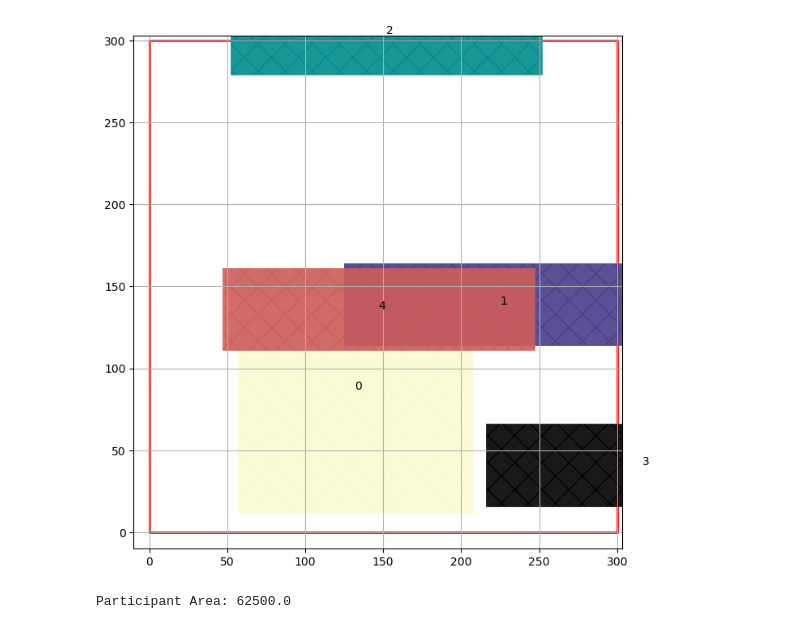
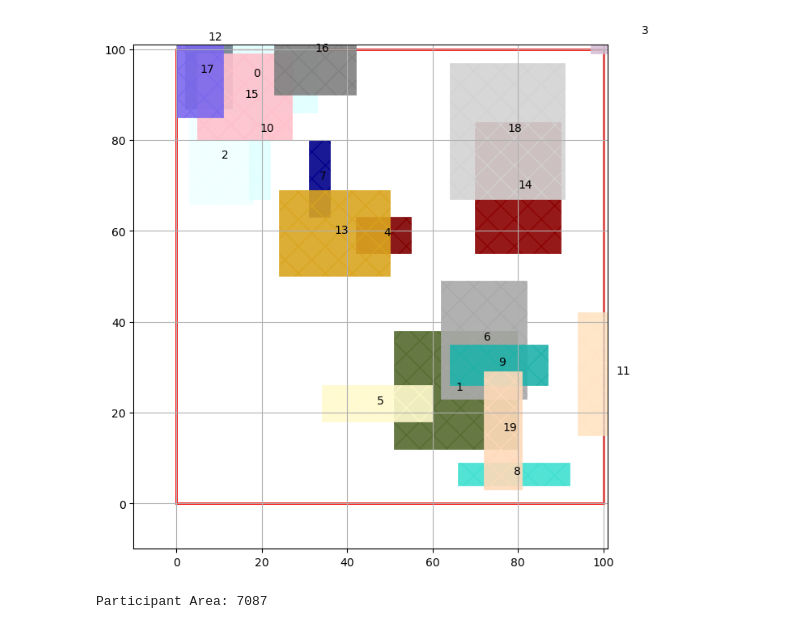
Before and after one commit to TiMo3654/abf, a Jupyter notebook: tests.ipynb, the cells around one changed output. Saved outputs shown, nothing was run; the diff lists cells and outputs as text; code cells hidden in the pictures.

```diff
--- a/tests.ipynb
+++ b/tests.ipynb
@@ -18,42 +18,48 @@ critical_amount     = 100
 # %%
 # #Random small
 # layout_zone         = {"xmin"   : 0, "ymin"   : 0, "width"  : 70, "height" : 70}
 # participants        = generate_unconnected_participants(10, layout_zone, 30, 30, 666)
 # ds_goal             = 20.0
 
-# #Random
-# layout_zone         = {"xmin"   : 0, "ymin"   : 0, "width"  : 100, "height" : 100}
-# participants        = generate_unconnected_participants(20, layout_zone, 30, 30, 666)
-# ds_goal             = 15.0
+#Random
+layout_zone         = {"xmin"   : 0, "ymin"   : 0, "width"  : 100, "height" : 100}
+participants        = generate_unconnected_participants(20, layout_zone, 30, 30, 420)
+ds_goal             = 15.0
 
 # #Random with nets
-# layout_zone         = {"xmin"   : 0, "ymin"   : 0, "width"  : 100, "height" : 100}
-# participants        = generate_connected_participants(20, 10, 3, layout_zone, 30, 30, 69)
-# ds_goal             = 10.0
+# layout_zone         = {"xmin"   : 0, "ymin"   : 0, "width"  : 80, "height" : 80}
+# participants        = generate_connected_participants(10, 5, 3, layout_zone, 30, 30, 69)    # {"xmin"   : 0, "ymin"   : 0, "width"  : 80, "height" : 80} + (10, 5, 3, layout_zone, 30, 30, 69)-> Oscillation
+# ds_goal             = 13.0
 
 # # Perfect square
 # layout_zone         = {"xmin"   : 0, "ymin"   : 0, "width"  : 100, "height" : 100}
 # participants        = generate_unconnected_equal_quadratic_participants(9, layout_zone, 31, 420)
 # ds_goal             = 0.48
 
-# Wheel
-layout_zone         = {"xmin"   : 0, "ymin"   : 0, "width"  : 300, "height" : 300}
-participants        = generate_unconnected_wheel_participants(layout_zone, 100, 42)
-ds_goal             = 0.48
+# # Wheel
+# layout_zone         = {"xmin"   : 0, "ymin"   : 0, "width"  : 300, "height" : 300}
+# participants        = generate_unconnected_wheel_participants(layout_zone, 100, 999)
+# ds_goal             = 0.48
+
+# # Zone filling participants
+# layout_zone         = {"xmin"   : 0, "ymin"   : 0, "width"  : 100, "height" : 100}
+# participants        = generate_unconnected_zone_filling_participants(5, 3, layout_zone, 777)
+# ds_goal             = 0.48
+# layout_zone         = {"xmin"   : 0, "ymin"   : 0, "width"  : 200, "height" : 200}  # Overwrite layout zone used for generation to allow room for movement
 
 
 plot_size           = 1.01 * layout_zone["width"]
 
 
 a = plot_participants(layout_zone, participants, plot_size, plot_size, plot_connections= True)
 # %% [output]
-[figure, old version]
+[figure, new version]
 # %%
 participants            = determine_initial_conditions(participants, layout_zone, conciliation_quota, critical_amount)
 
 print('Participant Area: ' + str(calculate_all_participants_area(participants)))
 # %% [output]
-Participant Area: 62500.0
+Participant Area: 7087
 # %%
 id_list = [p['idx'] for p in (participants.values())]
 
```
Also changed, not shown: parts of 4 cells of this notebook, 3 other files.
